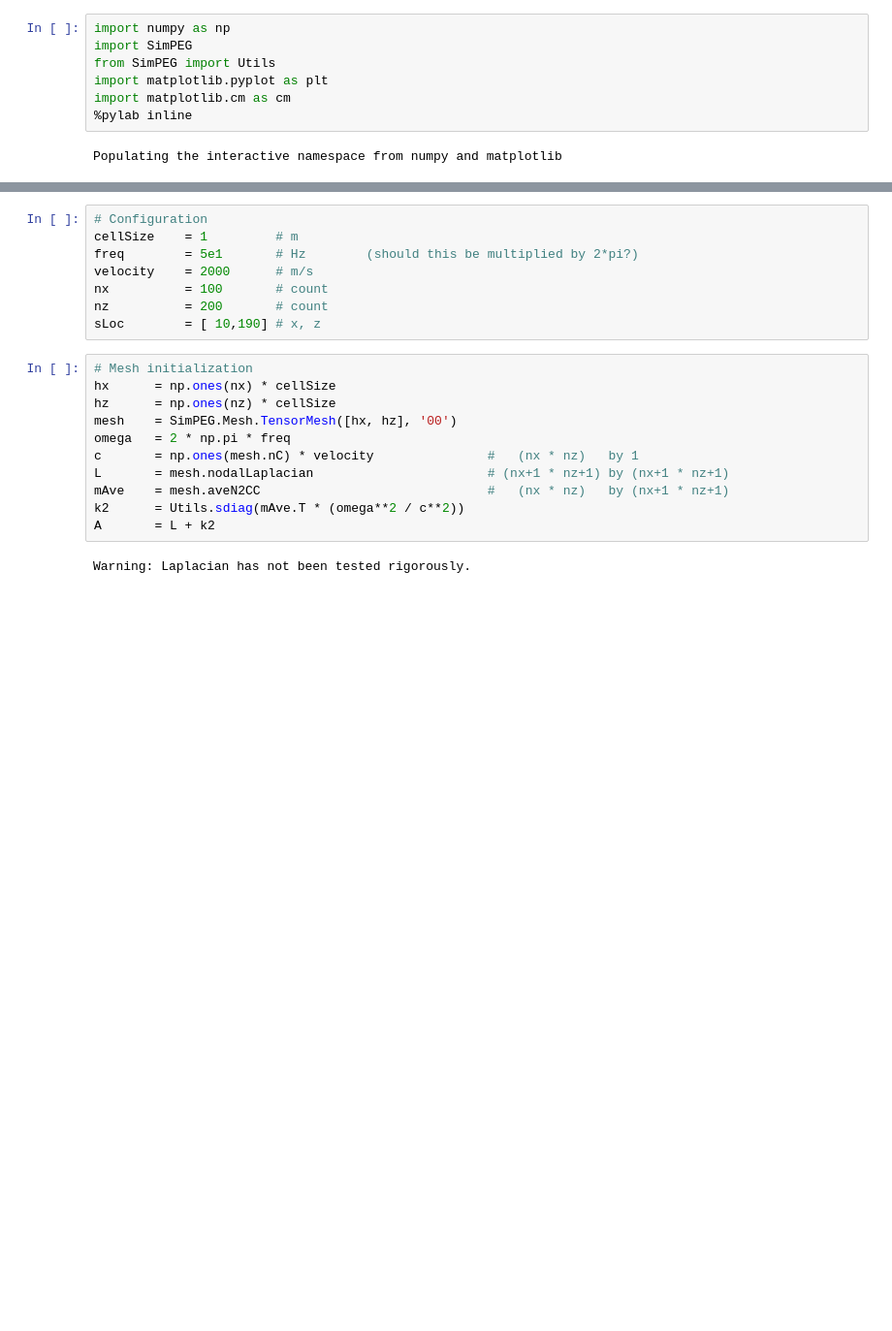
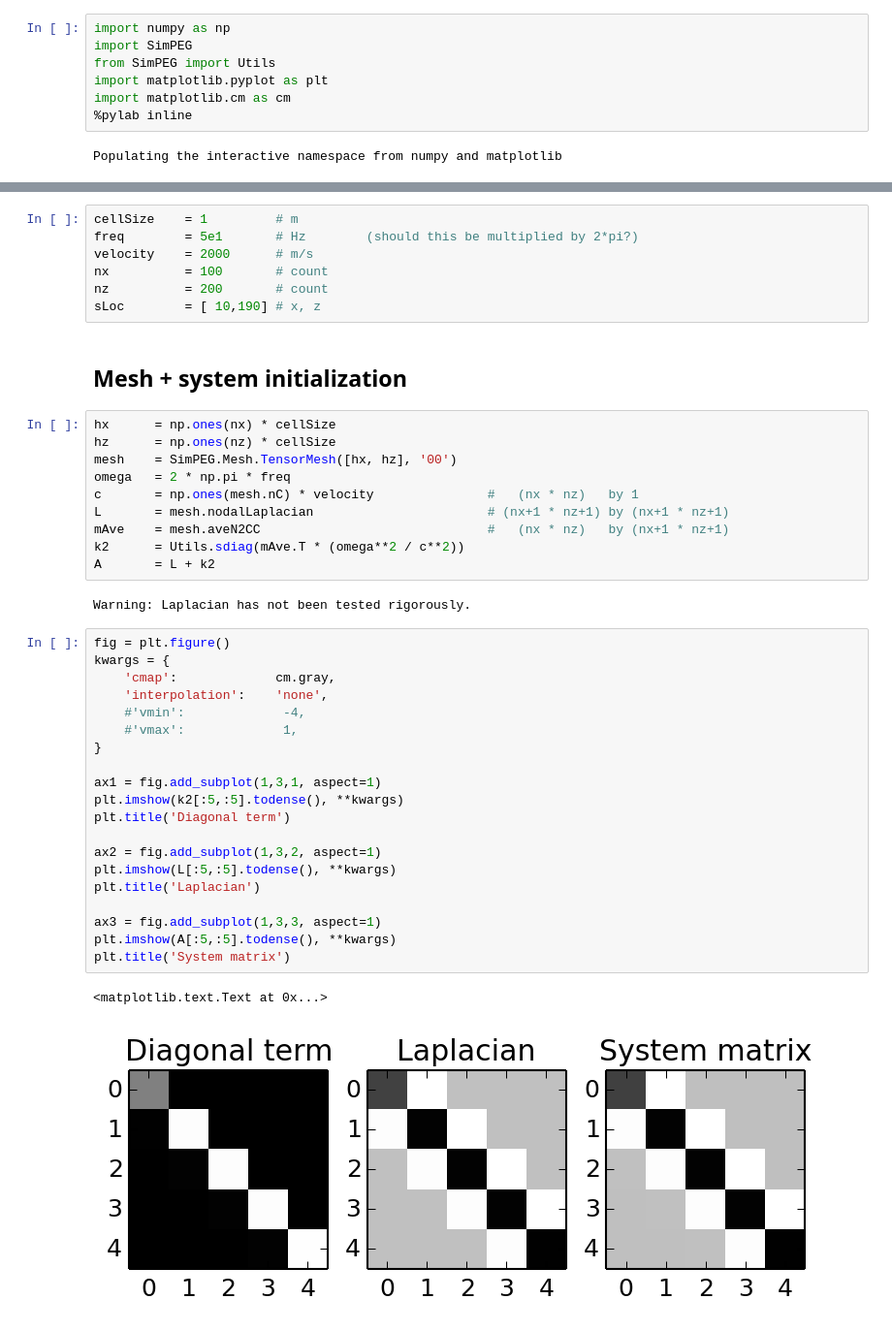
Before and after one commit to uwoseis/zephyr, a Jupyter notebook: Helmholtz.ipynb, the cells around one changed output, grey strips where cells are left out. Shown at 97% size. Drawn from its saved outputs; the diff is of its cells as text; blank space fills up the shorter version.

```diff
--- a/Helmholtz.ipynb
+++ b/Helmholtz.ipynb
@@ -15,13 +32,13 @@ Populating the interactive namespace from numpy and matplotlib
 # %%
-# Configuration
 cellSize    = 1         # m
 freq        = 5e1       # Hz        (should this be multiplied by 2*pi?)
 velocity    = 2000      # m/s
 nx          = 100       # count
 nz          = 200       # count
 sLoc        = [ 10,190] # x, z
+# %% [markdown]
+## Mesh + system initialization
 # %%
-# Mesh initialization
 hx      = np.ones(nx) * cellSize
 hz      = np.ones(nz) * cellSize
 mesh    = SimPEG.Mesh.TensorMesh([hx, hz], '00')
@@ -33,3 +50,26 @@ k2      = Utils.sdiag(mAve.T * (omega**2 / c**2))
 A       = L + k2
 # %% [output]
 Warning: Laplacian has not been tested rigorously.
+# %%
+fig = plt.figure()
+kwargs = {
+    'cmap':             cm.gray,
+    'interpolation':    'none',
+    #'vmin':             -4,
+    #'vmax':             1,
+}
+
+ax1 = fig.add_subplot(1,3,1, aspect=1)
+plt.imshow(k2[:5,:5].todense(), **kwargs)
+plt.title('Diagonal term')
+
+ax2 = fig.add_subplot(1,3,2, aspect=1)
+plt.imshow(L[:5,:5].todense(), **kwargs)
+plt.title('Laplacian')
+
+ax3 = fig.add_subplot(1,3,3, aspect=1)
+plt.imshow(A[:5,:5].todense(), **kwargs)
+plt.title('System matrix')
+# %% [output]
+<matplotlib.text.Text at 0x...>
+[figure, added]
```
Also changed, not shown: parts of 12 cells of this notebook, 1 other file.
